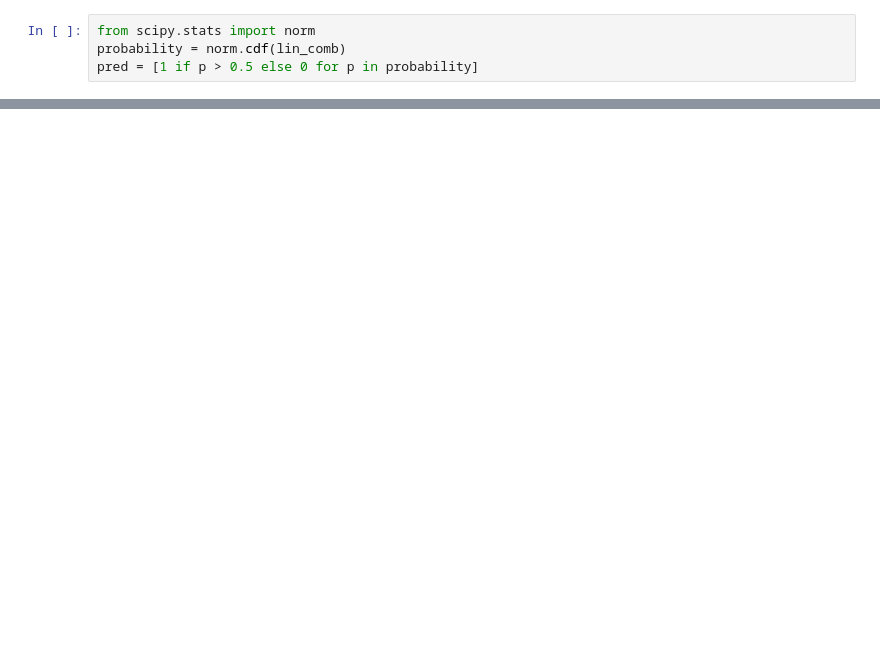
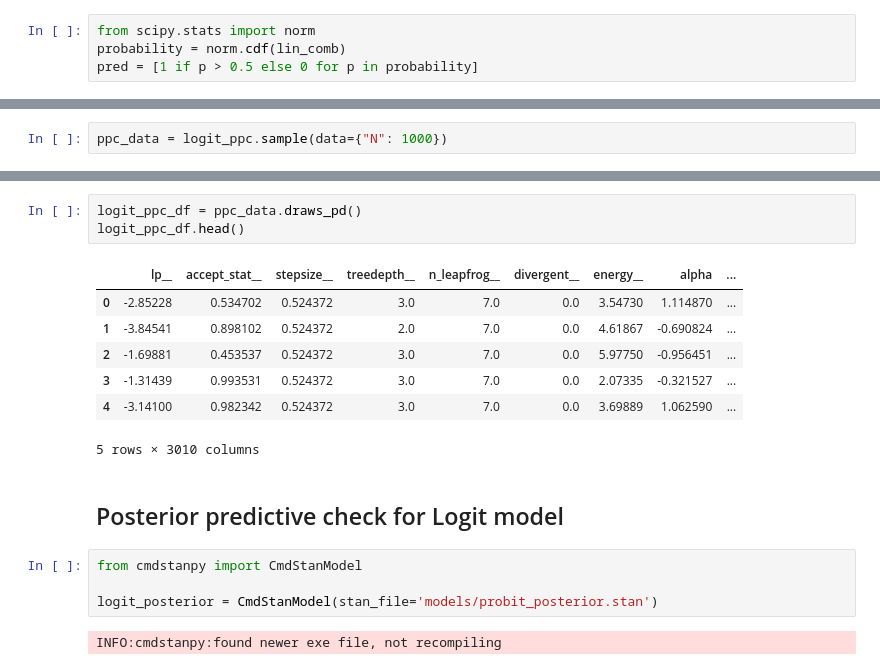
Before and after one commit to dominik-air/Ranked-Games-Analysis, a Jupyter notebook: eda.ipynb, the cells around one changed output, grey strips where cells are left out. Drawn from its saved outputs; the diff is of its cells as text; blank space fills up the shorter version.

```diff
--- a/eda.ipynb
+++ b/eda.ipynb
@@ -295,0 +296,2 @@ plt.show()
+# %%
+ppc_data = logit_ppc.sample(data={"N": 1000})
@@ -295,0 +305,19 @@ plt.show()
+# %%
+logit_ppc_df = ppc_data.draws_pd()
+logit_ppc_df.head()
+# %% [output]
+|  | lp__ | accept_stat__ | stepsize__ | treedepth__ | n_leapfrog__ | divergent__ | energy__ | alpha | ... |
+| 0 | -2.85228 | 0.534702 | 0.524372 | 3.0 | 7.0 | 0.0 | 3.54730 | 1.114870 | ... |
+| 1 | -3.84541 | 0.898102 | 0.524372 | 2.0 | 7.0 | 0.0 | 4.61867 | -0.690824 | ... |
+| 2 | -1.69881 | 0.453537 | 0.524372 | 3.0 | 7.0 | 0.0 | 5.97750 | -0.956451 | ... |
+| 3 | -1.31439 | 0.993531 | 0.524372 | 3.0 | 7.0 | 0.0 | 2.07335 | -0.321527 | ... |
+| 4 | -3.14100 | 0.982342 | 0.524372 | 3.0 | 7.0 | 0.0 | 3.69889 | 1.062590 | ... |
+5 rows × 3010 columns
+# %% [markdown]
+## Posterior predictive check for Logit model
+# %%
+from cmdstanpy import CmdStanModel
+
+logit_posterior = CmdStanModel(stan_file='models/probit_posterior.stan')
+# %% [output]
+INFO:cmdstanpy:found newer exe file, not recompiling
```
Also changed, not shown: parts of 46 cells of this notebook, 4 other files.
